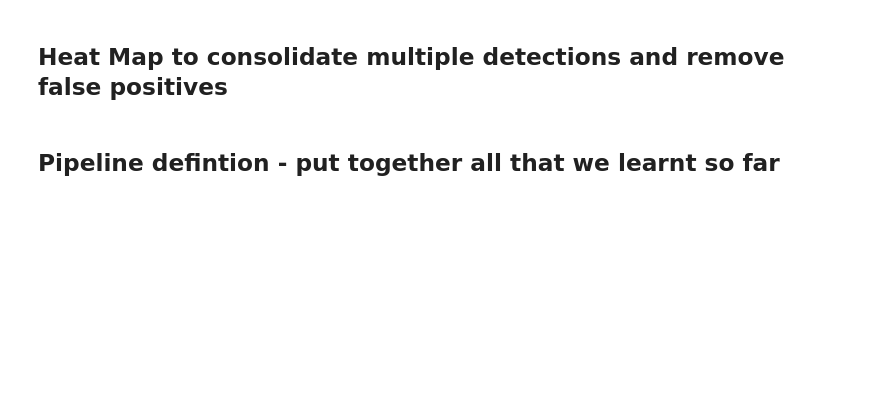
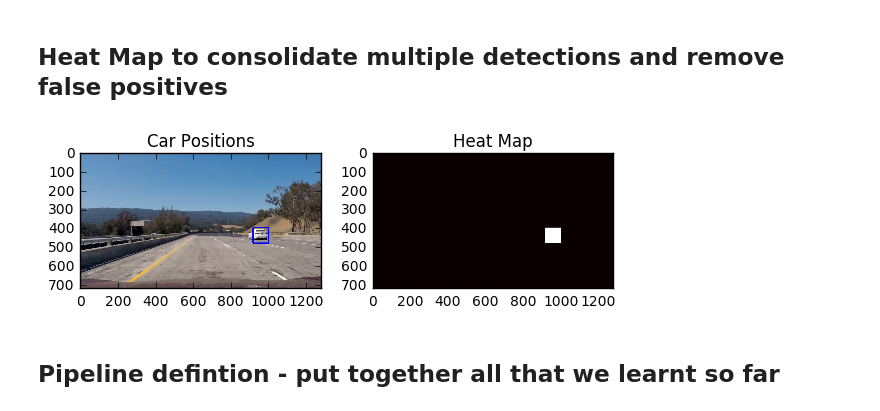
Before and after one commit to rmohan80/CarND-Vehicle-Detection, a Jupyter notebook: Vehicle_detection.ipynb, the cells around one changed output. Cells and saved outputs as stored; diff of their text form; code cells hidden in the pictures; blank space fills up the shorter version.

Commit message:
v1.5 - Multi-scale window + Multi feature SVM

```diff
--- a/Vehicle_detection.ipynb
+++ b/Vehicle_detection.ipynb
@@ -81,6 +112,8 @@ notcars = glob.glob('non-vehicles/**/*.png', recursive=True)
 # %% [markdown]
 ## Train the SVC - commented after training
 # %%
+
+
 '''
 ### TODO: Tweak these parameters and see how the results change.
 colorspace = 'YCrCb' # Can be RGB, HSV, LUV, HLS, YUV, YCrCb
@@ -88,14 +121,17 @@ orient = 9
 pix_per_cell = 8
 cell_per_block = 2
 hog_channel = 'ALL' # Can be 0, 1, 2, or "ALL"
+spatial_size = (32,32)
+hist_bins = 32
 
 t=time.time()
 car_features = extract_features(cars, cspace=colorspace, orient=orient,
                         pix_per_cell=pix_per_cell, cell_per_block=cell_per_block,
-                        hog_channel=hog_channel)
+                        hog_channel=hog_channel, spatial_size=spatial_size, hist_bins=hist_bins)
 notcar_features = extract_features(notcars, cspace=colorspace, orient=orient,
                         pix_per_cell=pix_per_cell, cell_per_block=cell_per_block,
-                        hog_channel=hog_channel)
+                        hog_channel=hog_channel, spatial_size=spatial_size, hist_bins=hist_bins)
+
 t2 = time.time()
 print(round(t2-t, 2), 'Seconds to extract HOG features...')
 # Create an array stack of feature vectors
@@ -115,7 +151,8 @@ X_train, X_test, y_train, y_test = train_test_split(
     scaled_X, y, test_size=0.2, random_state=rand_state)
 
 print('Using:',orient,'orientations',pix_per_cell,
-    'pixels per cell and', cell_per_block,'cells per block')
+    'pixels per cell', cell_per_block,'cells per block', spatial_size, 'spatial_size and',
+     hist_bins, 'hist_bins')
 print('Feature vector length:', len(X_train[0]))
 # Use a linear SVC
 svc = LinearSVC()
@@ -130,5 +167,4 @@ import pickle
 
 pickle.dump( svc, open( "svc.p", "wb" ) )
 pickle.dump(X_scaler, open("X_scaler.p", "wb"))
-print ("Saved pickle")
-'''
+print ("Saved pickle")'''
@@ -337,44 +431,45 @@ def draw_labeled_bboxes(img, labels):
     # Return the image and the bound boxes
     return img, all_box
 
-'''Debug - not used for production run'''
+'''#Debug - not used for production run
 # import our saved svm object
 svc =  pickle.load( open( "svc.p", "rb" ) )
 X_scaler = pickle.load(open( "X_scaler.p", "rb" ))
 spatial_size =(32,32)
 hist_bins = 32
 orient = 9
 pix_per_cell = 8
 cell_per_block = 2
 ystart = 400
 ystop = 656
-scale = 1.5
-'''commented out for debug purposes
+
 # Read in image similar to one shown above
-img = mpimg.imread('test_images/test6.jpg')
-out_img, heat = find_cars(img, ystart, ystop, scale, svc, X_scaler, orient, pix_per_cell, cell_per_block, spatial_size, hist_bins)
+img = mpimg.imread('test_frame.jpg')
+out_img, heatmap = find_cars(img, ystart, ystop, svc, X_scaler, orient, pix_per_cell, cell_per_block, spatial_size, hist_bins)
 
 # Apply threshold to help remove false positives
-heat = apply_threshold(heat,1)
+heat = apply_threshold(heatmap,1)
 
 # Visualize the heatmap when displaying
 heatmap = np.clip(heat, 0, 255)
 
 # Find final boxes from heatmap using label function
 labels = label(heatmap)
 draw_img, bbox = draw_labeled_bboxes(np.copy(img), labels)
 
 fig = plt.figure()
 plt.subplot(121)
 plt.imshow(draw_img)
 plt.title('Car Positions')
 plt.subplot(122)
 plt.imshow(heatmap, cmap='hot')
 plt.title('Heat Map')
 fig.tight_layout()
 
 plt.show()
 '''
+# %% [output]
+[figure, added]
 # %% [markdown]
 ## Pipeline defintion - put together all that we learnt so far
 # %%
```
Also changed, not shown: parts of 7 cells of this notebook, 1 other file.
